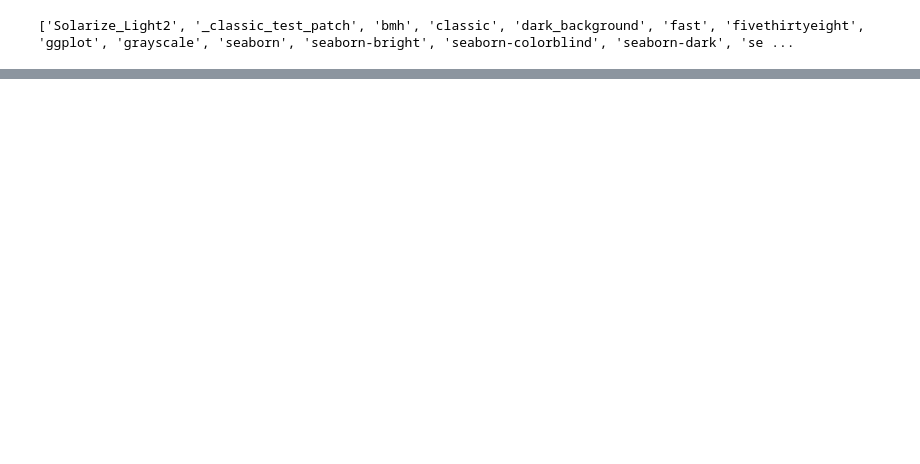
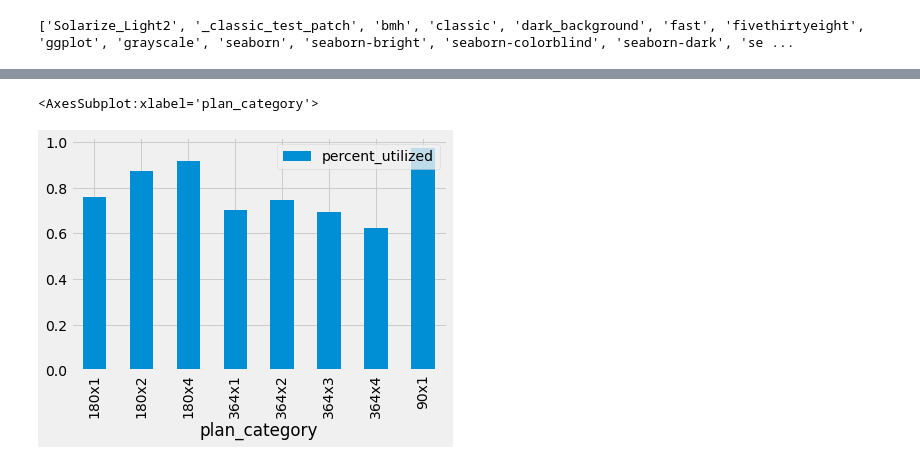
Before and after one commit to pkrishnamurthy1007/adtech, a Jupyter notebook: etl/pivot_ltv/duration_model.ipynb, the cells around one changed output, grey strips where cells are left out. Cells and saved outputs as stored; diff of their text form; code cells hidden in the pictures; blank space fills up the shorter version.

```diff
--- a/etl/pivot_ltv/duration_model.ipynb
+++ b/etl/pivot_ltv/duration_model.ipynb
@@ -131,3 +152,8 @@ model_df.groupby(['plan_category_adj']).mean()[['percent_utilized']].plot.bar()
+# %%
+model_df.groupby(['plan_category']).mean()[['percent_utilized']].plot.bar()
+# %% [output]
+<AxesSubplot:xlabel='plan_category'>
+[figure, added]
 # %%
 resamples = 100000
 
```
Also changed, not shown: parts of 31 cells of this notebook, 4 other files.
